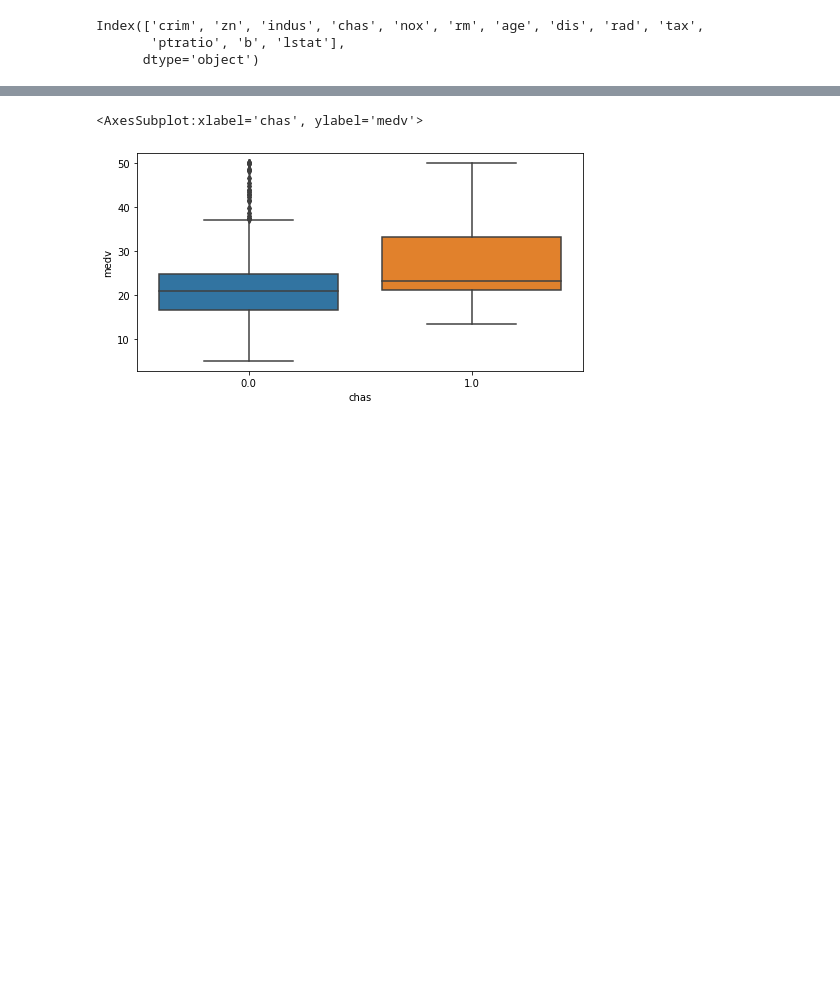
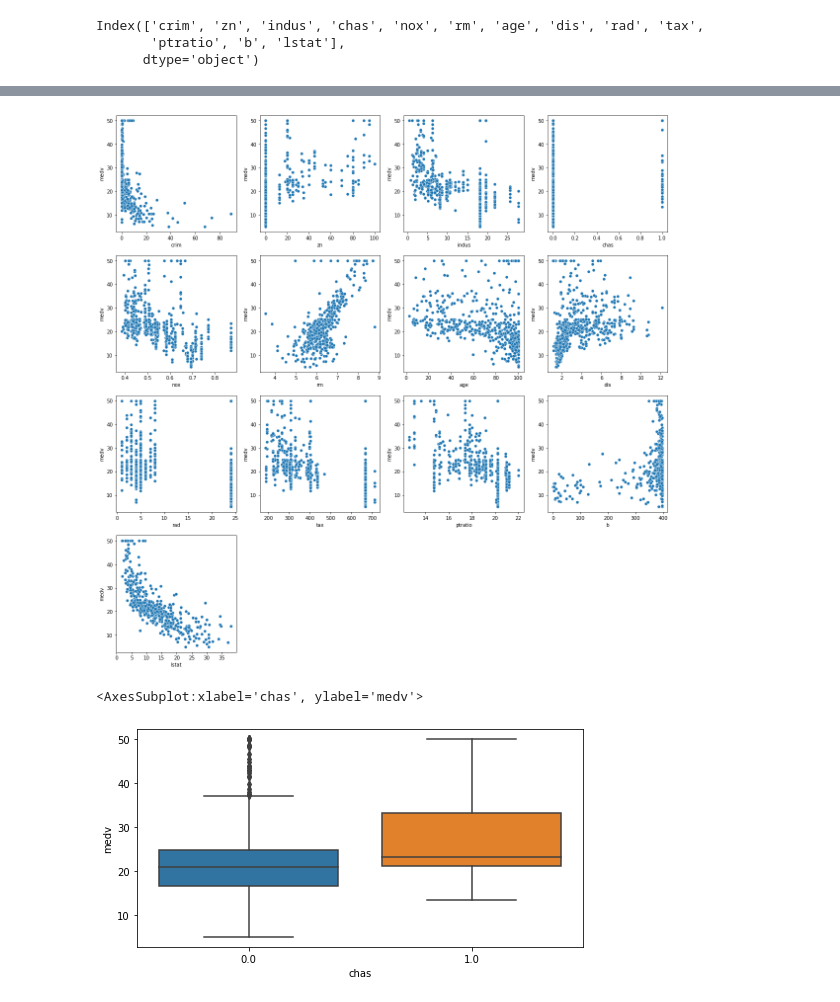
Before and after one commit to LinhHoang2812/Streamlit-prova, a Jupyter notebook: test.ipynb, the cells around one changed output, grey strips where cells are left out. Drawn from its saved outputs; the diff is of its cells as text; code cells hidden in the pictures; blank space fills up the shorter version.

```diff
--- a/test.ipynb
+++ b/test.ipynb
@@ -130,6 +119,5 @@ for col in columns:
 # %%
 def scatterplot(x):
-    plt.figure(figsize=(8,4))
     sns.scatterplot(data=df,x=x,y="medv")
 # %%
 columns = df.columns[:-1]
@@ -158,3 +129,10 @@ for col in columns:
+# %%
+fig = plt.figure(figsize=(20,20))
+for k in range(0,13):
+    ax = fig.add_subplot(4,4,k+1)
+    scatterplot(columns[k])
+# %% [output]
+[figure, added]
 # %%
 plt.figure(figsize=(8,4))
 sns.boxplot(df["chas"],df["medv"])
```
Also changed, not shown: parts of 4 cells of this notebook.
